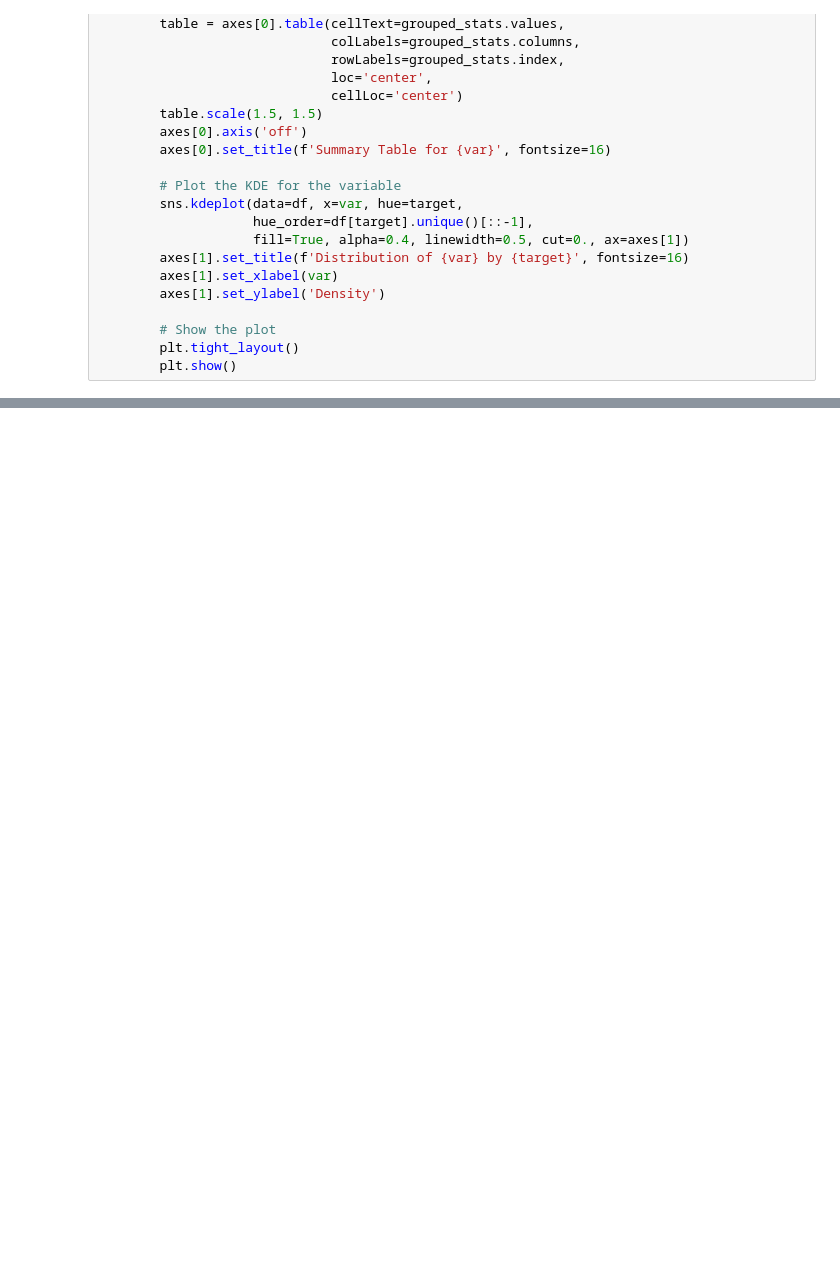
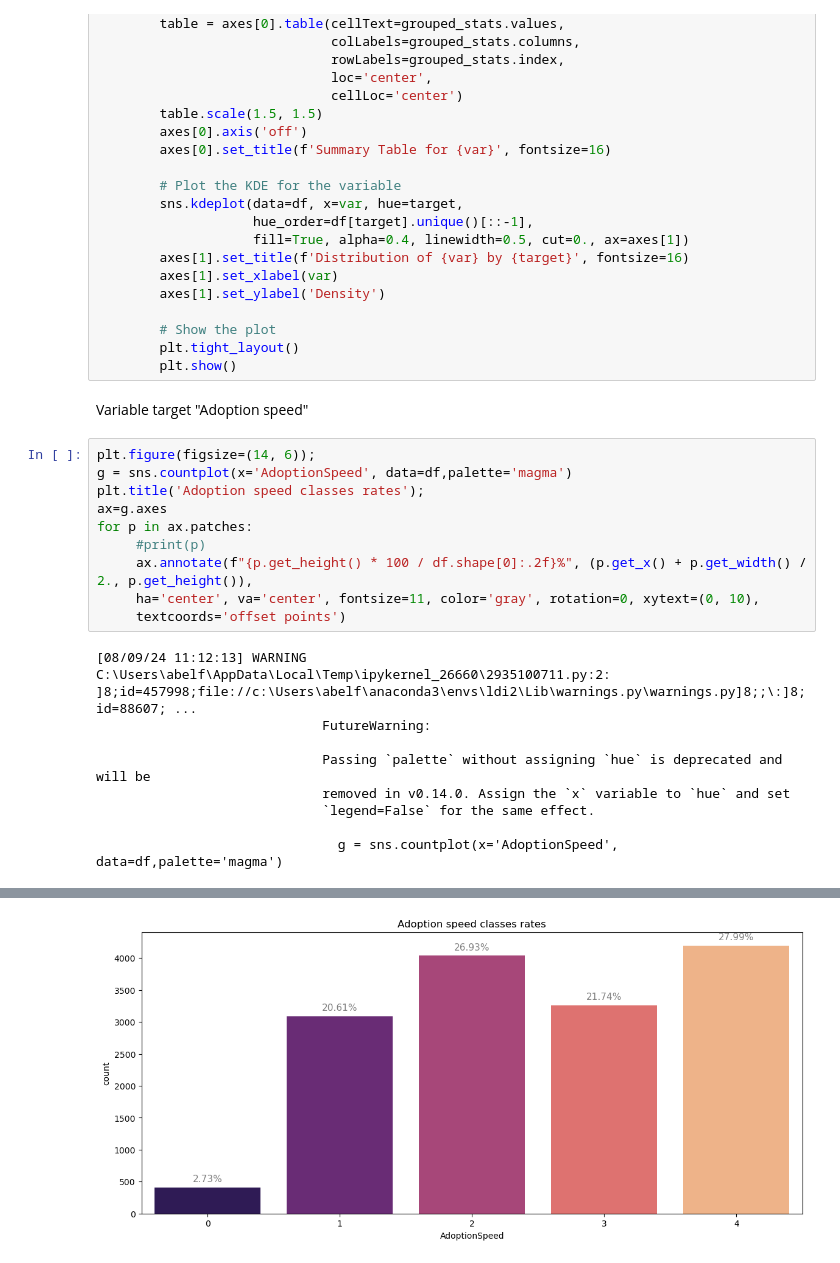
Before and after one commit to FrankAst/pet_project, a Jupyter notebook: pet-competition/notebooks/EDA.ipynb, the cells around one changed output, grey strips where cells are left out. Saved outputs shown, nothing was run; the diff lists cells and outputs as text; blank space fills up the shorter version.

```diff
--- a/pet-competition/notebooks/EDA.ipynb
+++ b/pet-competition/notebooks/EDA.ipynb
@@ -350,3 +372,24 @@ def create_summary_table_with_kde(df, cuant_cols, target):
         # Show the plot
         plt.tight_layout()
         plt.show()
+# %% [markdown]
+Variable target "Adoption speed"
+# %%
+plt.figure(figsize=(14, 6));
+g = sns.countplot(x='AdoptionSpeed', data=df,palette='magma')
+plt.title('Adoption speed classes rates');
+ax=g.axes
+for p in ax.patches:
+     #print(p)
+     ax.annotate(f"{p.get_height() * 100 / df.shape[0]:.2f}%", (p.get_x() + p.get_width() / 2., p.get_height()),
+     ha='center', va='center', fontsize=11, color='gray', rotation=0, xytext=(0, 10),
+     textcoords='offset points')
+# %% [output]
+[08/09/24 11:12:13] WARNING  C:\Users\abelf\AppData\Local\Temp\ipykernel_26660\2935100711.py:2:     ]8;id=457998;file://c:\Users\abelf\anaconda3\envs\ldi2\Lib\warnings.py\warnings.py]8;;\:]8;id=88607; ...
+                             FutureWarning:
+
+                             Passing `palette` without assigning `hue` is deprecated and will be
+                             removed in v0.14.0. Assign the `x` variable to `hue` and set
+                             `legend=False` for the same effect.
+
+                               g = sns.countplot(x='AdoptionSpeed', data=df,palette='magma')
@@ -352,0 +397 @@ def create_summary_table_with_kde(df, cuant_cols, target):
+[figure, added]
```
Also changed, not shown: parts of 20 cells of this notebook.
